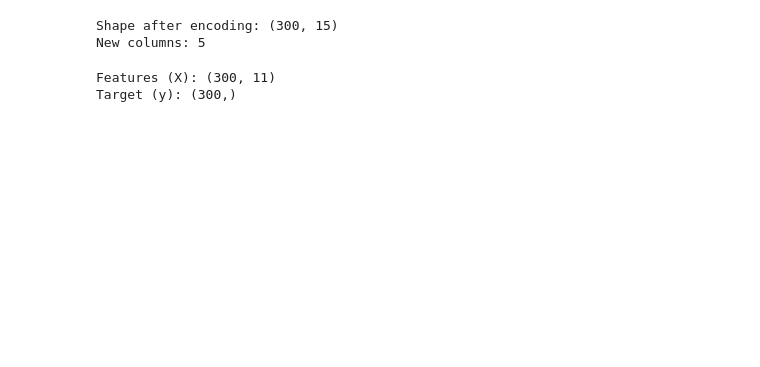
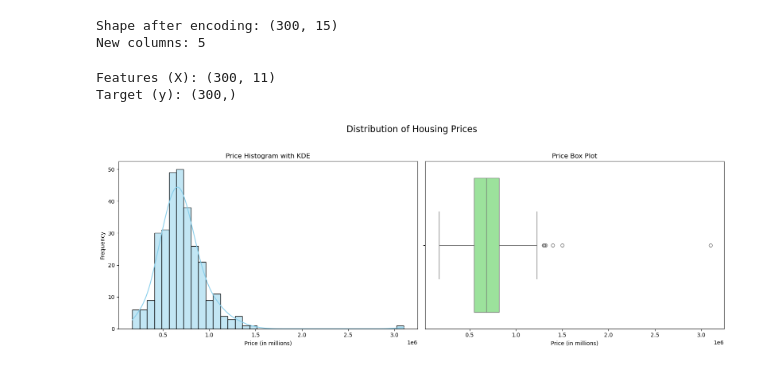
Before and after one commit to hashem59/ML-8.2, a Jupyter notebook: task.ipynb, the cells around one changed output. Cells and saved outputs as stored; diff of their text form; code cells hidden in the pictures; blank space fills up the shorter version.

```diff
--- a/task.ipynb
+++ b/task.ipynb
@@ -94,3 +83,23 @@ print(f"Target (y): {y.shape}")
 # %% [output]
 Features (X): (300, 11)
 Target (y): (300,)
+# %%
+    # Create a figure with two subplots
+    fig, axes = plt.subplots(1, 2, figsize=(16, 6))
+    fig.suptitle('Distribution of Housing Prices', fontsize=16)
+
+    # Plot Histogram
+    sns.histplot(df_scaled['sold_price'], kde=True, ax=axes[0], color='skyblue')
+    axes[0].set_title('Price Histogram with KDE')
+    axes[0].set_xlabel('Price (in millions)')
+    axes[0].set_ylabel('Frequency')
+
+    # Plot Box Plot
+    sns.boxplot(x=df_scaled['sold_price'], ax=axes[1], color='lightgreen')
+    axes[1].set_title('Price Box Plot')
+    axes[1].set_xlabel('Price (in millions)')
+
+    plt.tight_layout(rect=[0, 0.03, 1, 0.95])
+    plt.show()
+# %% [output]
+[figure, added]
```
Also changed, not shown: parts of 5 cells of this notebook.
